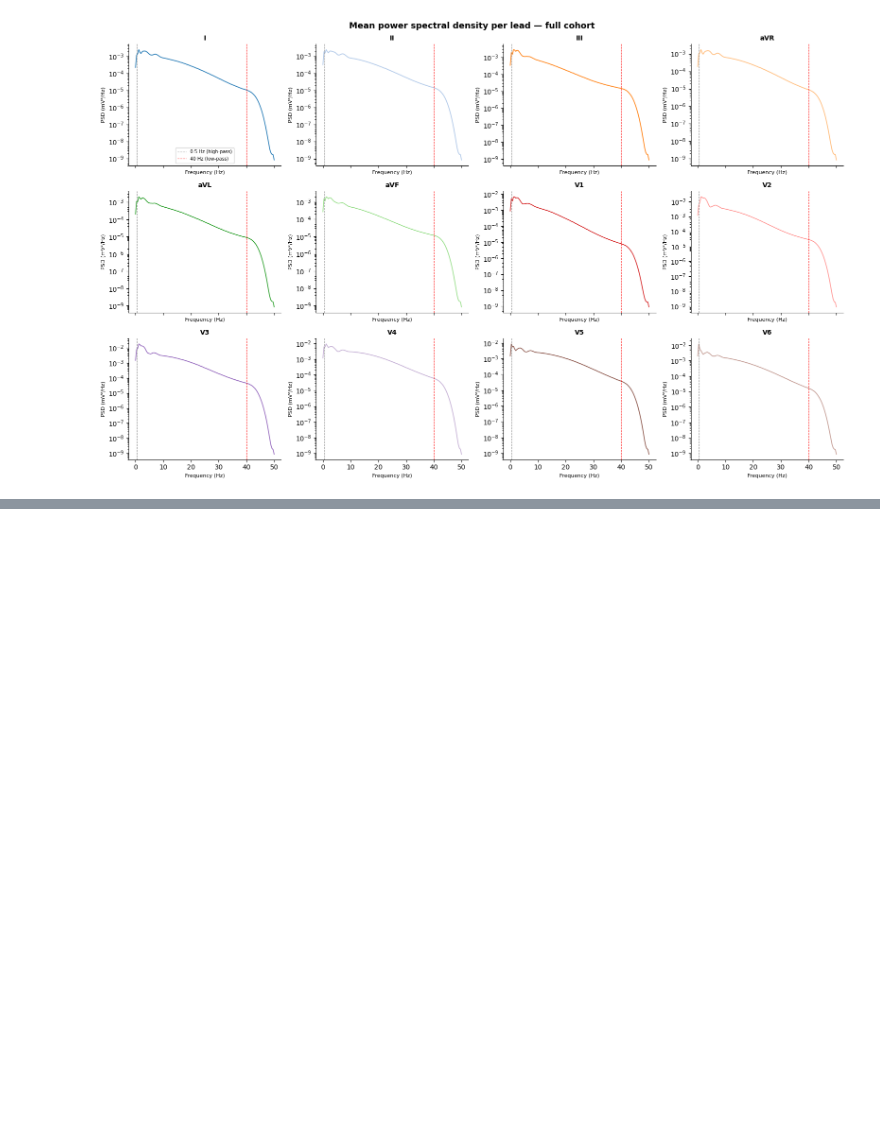
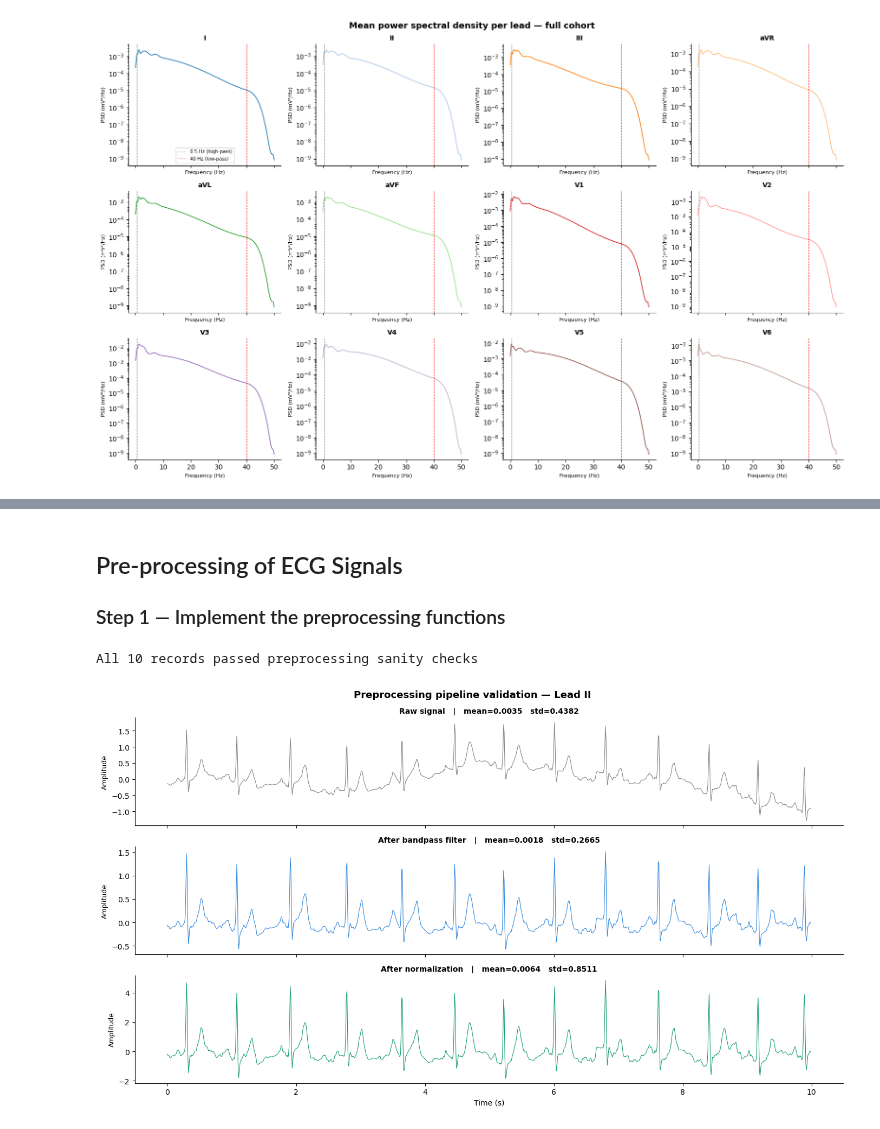
Before and after one commit to cristopher-d-delgado/ecg-ai-statistical-evaluation, a Jupyter notebook: notebooks/eda.ipynb, the cells around one changed output, grey strips where cells are left out. Cells and saved outputs as stored; diff of their text form; code cells hidden in the pictures; blank space fills up the shorter version.

Commit message:
explored signal analysis

```diff
--- a/notebooks/eda.ipynb
+++ b/notebooks/eda.ipynb
@@ -1456,0 +1538,4 @@ plt.show()
+# %% [markdown]
+## Pre-processing of ECG Signals
+
+### Step 1 — Implement the preprocessing functions
@@ -1456,0 +1600,18 @@ plt.show()
+# %%
+# Load 10 records from training set
+key      = 'filename_lr'
+sample10 = df[df['split'] == 'train'].sample(n=10, random_state=42)
+
+for _, row in sample10.iterrows():
+    raw, _        = wfdb.rdsamp(str(DATA / row[key]))
+    raw           = np.array(raw)
+    preprocessed  = preprocess(raw, fs=100)
+
+    assert preprocessed.shape == (1000, 12),  f"Wrong shape: {preprocessed.shape}"
+    assert preprocessed.dtype == np.float32,  f"Wrong dtype: {preprocessed.dtype}"
+    assert not np.isnan(preprocessed).any(),  f"NaN values detected"
+    assert not np.isinf(preprocessed).any(),  f"Inf values detected"
+
+print("All 10 records passed preprocessing sanity checks")
+# %% [output]
+All 10 records passed preprocessing sanity checks
@@ -1456,0 +1662,9 @@ plt.show()
+# %%
+raw_signal        = quality_samples['baseline_drift']
+filtered_signal   = bandpass_filter(raw_signal, fs=100)
+processed_signal  = preprocess(raw_signal, fs=100)
+
+fig = plot_preprocessing_comparison(raw_signal, filtered_signal, processed_signal, fs=100)
+plt.show()
+# %% [output]
+[figure, added]
```
Also changed, not shown: parts of 12 cells of this notebook.
